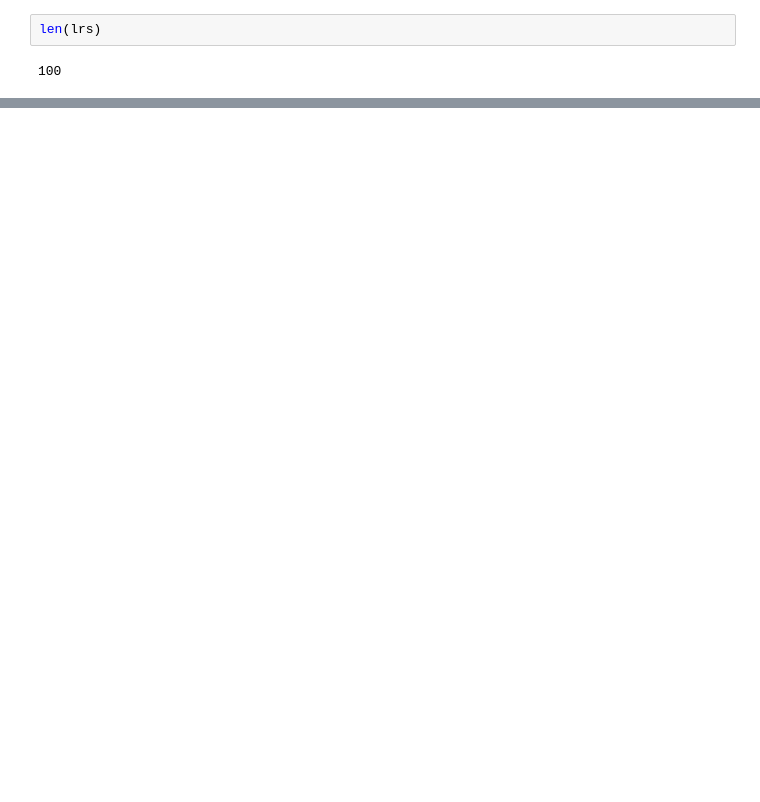
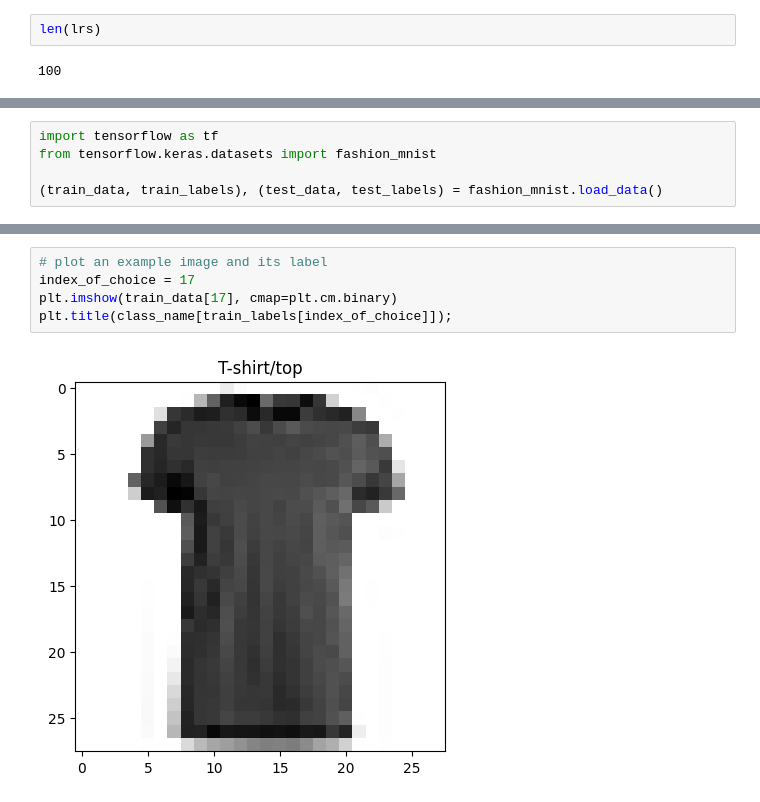
Before and after one commit to sagar2582/TensorFlow, a Jupyter notebook: 02_Neural_network_classification.ipynb, the cells around one changed output, grey strips where cells are left out. Drawn from its saved outputs; the diff is of its cells as text; blank space fills up the shorter version.

```diff
--- a/02_Neural_network_classification.ipynb
+++ b/02_Neural_network_classification.ipynb
@@ -581,0 +592,5 @@ len(lrs)
+# %%
+import tensorflow as tf
+from tensorflow.keras.datasets import fashion_mnist
+
+(train_data, train_labels), (test_data, test_labels) = fashion_mnist.load_data()
@@ -581,0 +644,7 @@ len(lrs)
+# %%
+# plot an example image and its label
+index_of_choice = 17
+plt.imshow(train_data[17], cmap=plt.cm.binary)
+plt.title(class_name[train_labels[index_of_choice]]);
+# %% [output]
+[figure, added]
```
Also changed, not shown: parts of 31 cells of this notebook.
